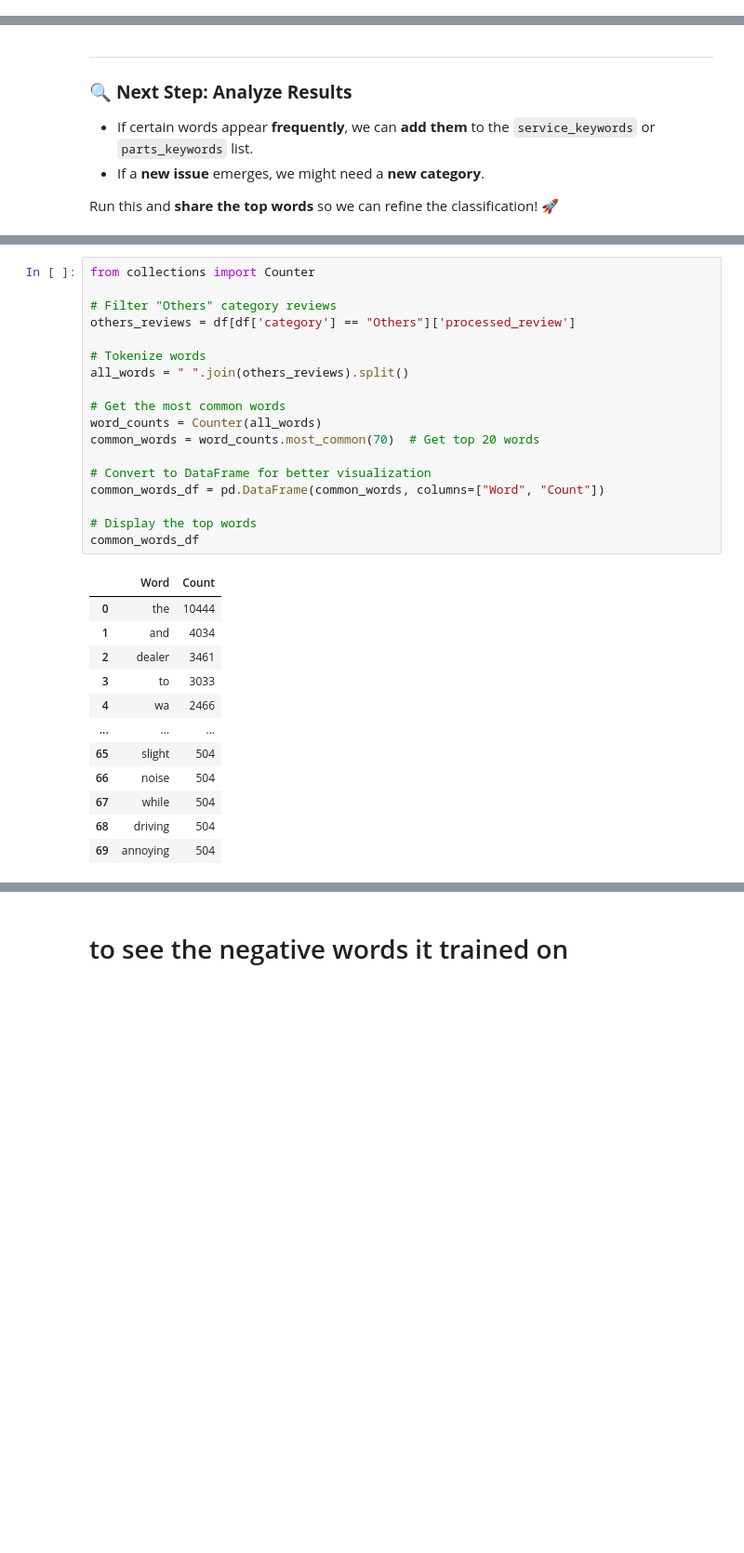
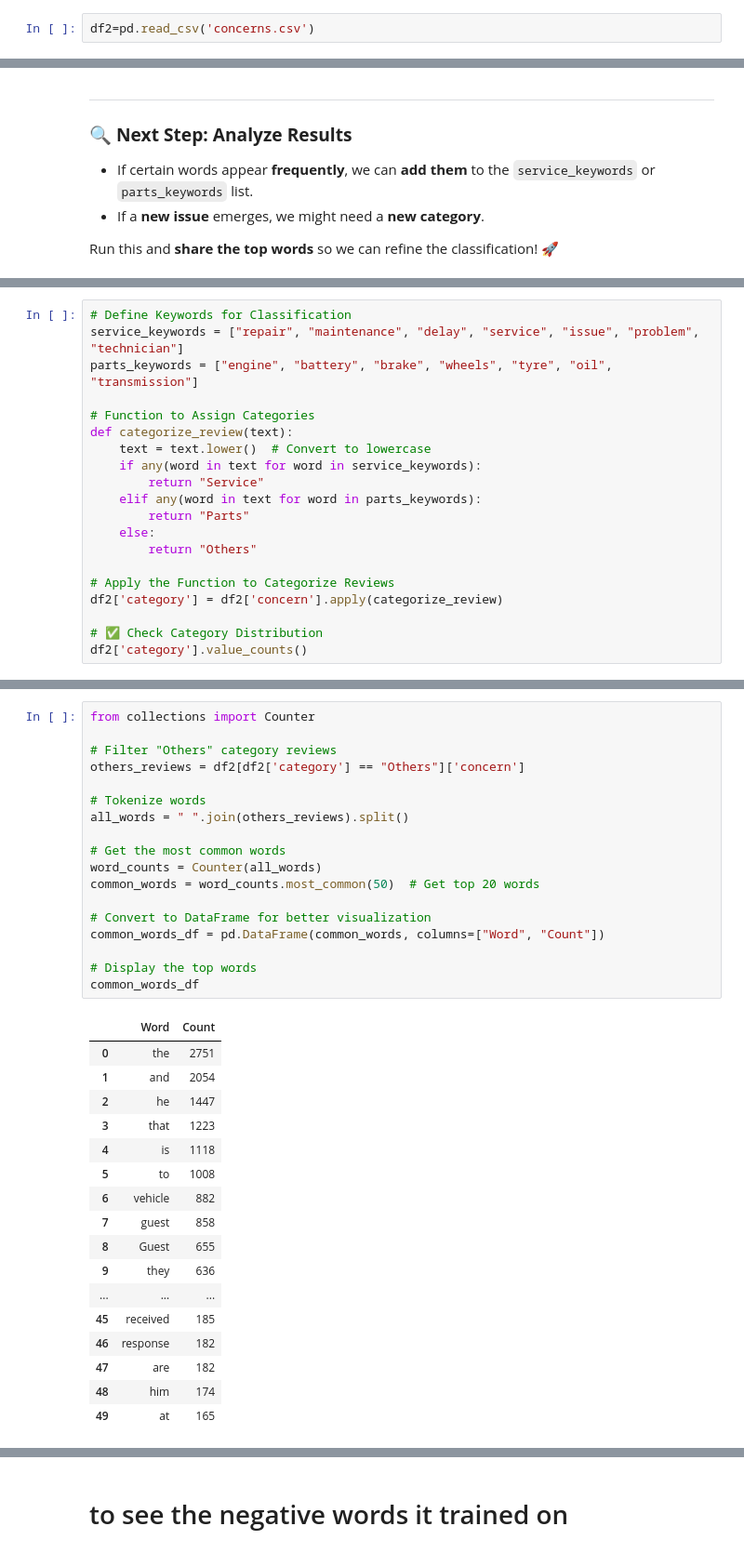
Before and after one commit to kushalk47/Nlp_analysis, a Jupyter notebook: lstm.ipynb, the cells around one changed output, grey strips where cells are left out. Shown: that part at 93% size. Drawn from its saved outputs; the diff is of its cells as text; blank space fills up the shorter version.

```diff
--- a/lstm.ipynb
+++ b/lstm.ipynb
@@ -4,0 +7,2 @@
+# %%
+df2=pd.read_csv('concerns.csv')
@@ -348,0 +535,20 @@ Run this and **share the top words** so we can refine the classification! 🚀
+# %%
+# Define Keywords for Classification
+service_keywords = ["repair", "maintenance", "delay", "service", "issue", "problem", "technician"]
+parts_keywords = ["engine", "battery", "brake", "wheels", "tyre", "oil", "transmission"]
+
+# Function to Assign Categories
+def categorize_review(text):
+    text = text.lower()  # Convert to lowercase
+    if any(word in text for word in service_keywords):
+        return "Service"
+    elif any(word in text for word in parts_keywords):
+        return "Parts"
+    else:
+        return "Others"
+
+# Apply the Function to Categorize Reviews
+df2['category'] = df2['concern'].apply(categorize_review)
+
+# ✅ Check Category Distribution
+df2['category'].value_counts()
@@ -349,31 +557,36 @@ Run this and **share the top words** so we can refine the classification! 🚀
 # %%
 from collections import Counter
 
 # Filter "Others" category reviews
-others_reviews = df[df['category'] == "Others"]['processed_review']
+others_reviews = df2[df2['category'] == "Others"]['concern']
 
 # Tokenize words
 all_words = " ".join(others_reviews).split()
 
 # Get the most common words
 word_counts = Counter(all_words)
-common_words = word_counts.most_common(70)  # Get top 20 words
+common_words = word_counts.most_common(50)  # Get top 20 words
 
 # Convert to DataFrame for better visualization
 common_words_df = pd.DataFrame(common_words, columns=["Word", "Count"])
 
 # Display the top words
 common_words_df
 # %% [output]
 |  | Word | Count |
-| 0 | the | 10444 |
-| 1 | and | 4034 |
-| 2 | dealer | 3461 |
-| 3 | to | 3033 |
-| 4 | wa | 2466 |
+| 0 | the | 2751 |
+| 1 | and | 2054 |
+| 2 | he | 1447 |
+| 3 | that | 1223 |
+| 4 | is | 1118 |
+| 5 | to | 1008 |
+| 6 | vehicle | 882 |
+| 7 | guest | 858 |
+| 8 | Guest | 655 |
+| 9 | they | 636 |
 | ... | ... | ... |
-| 65 | slight | 504 |
-| 66 | noise | 504 |
-| 67 | while | 504 |
-| 68 | driving | 504 |
-| 69 | annoying | 504 |
+| 45 | received | 185 |
+| 46 | response | 182 |
+| 47 | are | 182 |
+| 48 | him | 174 |
+| 49 | at | 165 |
```
Also changed, not shown: parts of 44 cells of this notebook, 8 other files.
